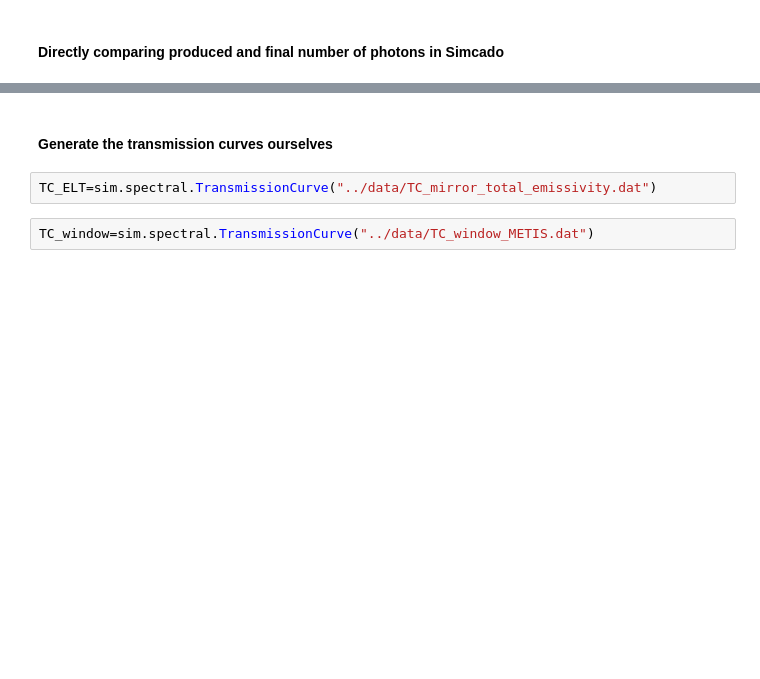
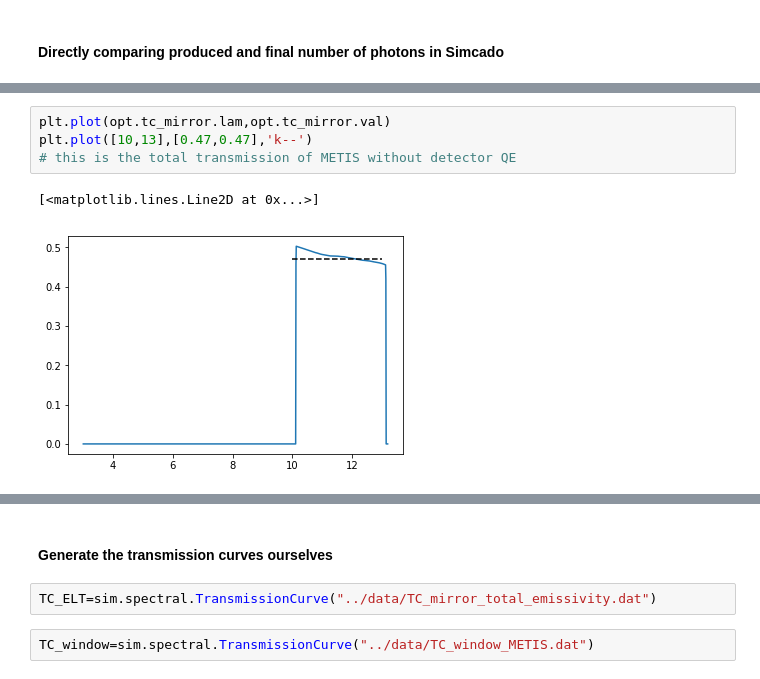
Before and after one commit to astronomyk/SimMETIS, a Jupyter notebook: notebooks/SimMETIS_NQ_IMG_test.ipynb, the cells around one changed output, grey strips where cells are left out. Drawn from its saved outputs; the diff is of its cells as text; blank space fills up the shorter version.

```diff
--- a/notebooks/SimMETIS_NQ_IMG_test.ipynb
+++ b/notebooks/SimMETIS_NQ_IMG_test.ipynb
@@ -95,3 +101,10 @@ opt._gen_thermal_emission()[1].photons_in_range()#
+# %%
+plt.plot(opt.tc_mirror.lam,opt.tc_mirror.val)
+plt.plot([10,13],[0.47,0.47],'k--')
+# this is the total transmission of METIS without detector QE
+# %% [output]
+[<matplotlib.lines.Line2D at 0x...>]
+[figure, added]
 # %%
 opt._gen_all_tc()
 opt.n_ph_mirror
```
Also changed, not shown: parts of 33 cells of this notebook, 5 other files.
